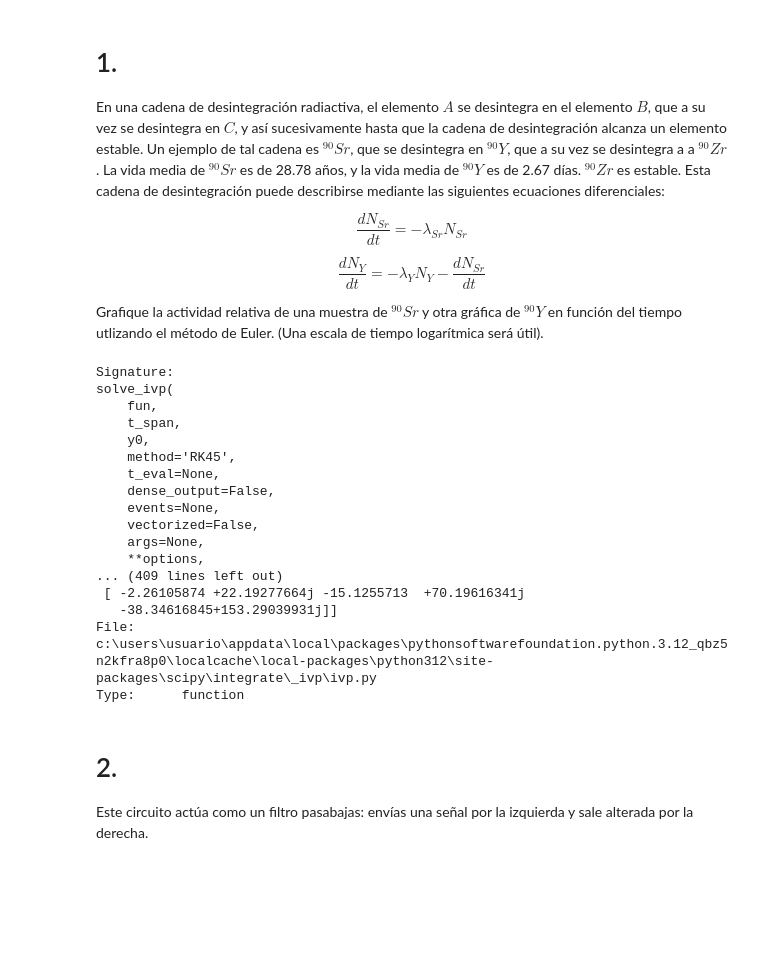
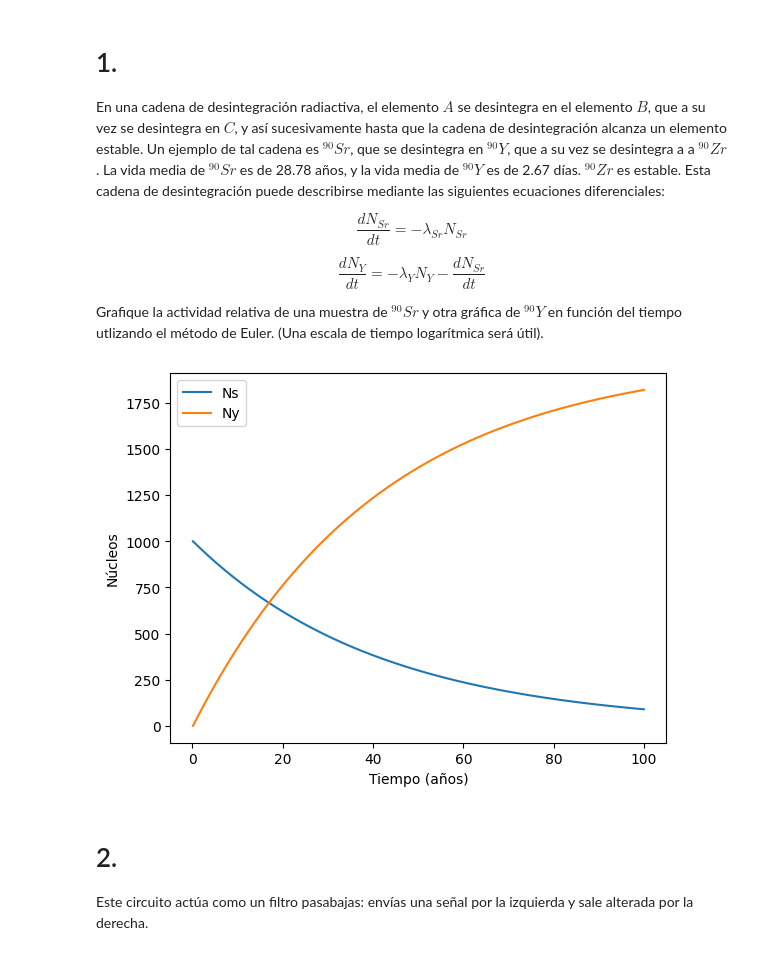
Before and after one commit to martin-calvo/MetodosComputacionales1012, a Jupyter notebook: Students/Cañas_5087/Laboratorios/Laboratorio_7.ipynb, the cells around one changed output. Drawn from its saved outputs; the diff is of its cells as text; code cells hidden in the pictures; blank space fills up the shorter version.

```diff
--- a/Students/Cañas_5087/Laboratorios/Laboratorio_7.ipynb
+++ b/Students/Cañas_5087/Laboratorios/Laboratorio_7.ipynb
@@ -54,26 +54,37 @@ $$
 $$
 
 Grafique la actividad relativa de una muestra de $^{90}Sr$ y otra gráfica de $^{90}Y$ en función del tiempo utlizando el método de Euler. (Una escala de tiempo logarítmica será útil).
-# %%
-solve_ivp?
-# %% [output]
-Signature:
-solve_ivp(
-    fun,
-    t_span,
-    y0,
-    method='RK45',
-    t_eval=None,
-    dense_output=False,
-    events=None,
-    vectorized=False,
-    args=None,
-    **options,
-... (409 lines left out)
- [ -2.26105874 +22.19277664j -15.1255713  +70.19616341j
-   -38.34616845+153.29039931j]]
-File:      c:\users\usuario\appdata\local\packages\pythonsoftwarefoundation.python.3.12_qbz5n2kfra8p0\localcache\local-packages\python312\site-packages\scipy\integrate\_ivp\ivp.py
-Type:      function
+# %%
+
+def desintegracion(t, Y, args):
+    Ns, Ny = Y
+    Ts, Ty= args
+    ln2 = np.log(2)
+    landa_s = ln2 / Ts
+    landa_y = ln2 / Ty
+    dNs = -landa_s * Ns
+    dNy = landa_s * Ns - dNs
+    return np.array([dNs, dNy])
+
+Ts = 28.78        # años
+Ty = 2.67 / 365   # años
+args = [Ts, Ty]
+t0 = 0.1
+tf = 100
+h = 0.01
+Y0 = [1000, 0]    # condición inicial
+
+f = lambda t, Y: desintegracion(t, Y, args)
+t, sol = Euler(f, t0, tf, Y0, h)
+
+plt.plot(t, sol[0], label='Ns')
+plt.plot(t, sol[1], label='Ny')
+plt.xlabel('Tiempo (años)')
+plt.ylabel('Núcleos')
+plt.legend()
+plt.show()
+# %% [output]
+[figure, added]
 # %% [markdown]
 # 2.
 
```
Also changed, not shown: parts of 20 cells of this notebook, 1 other file.
